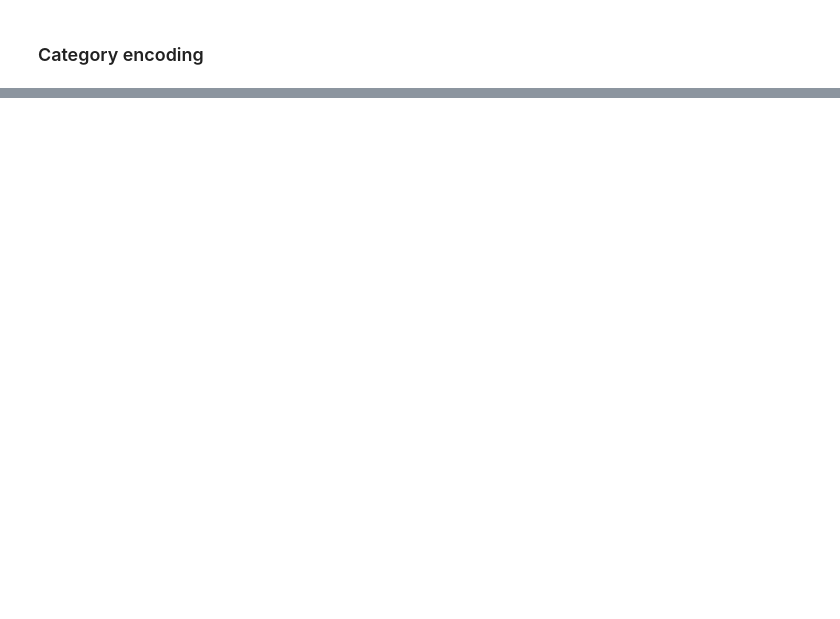
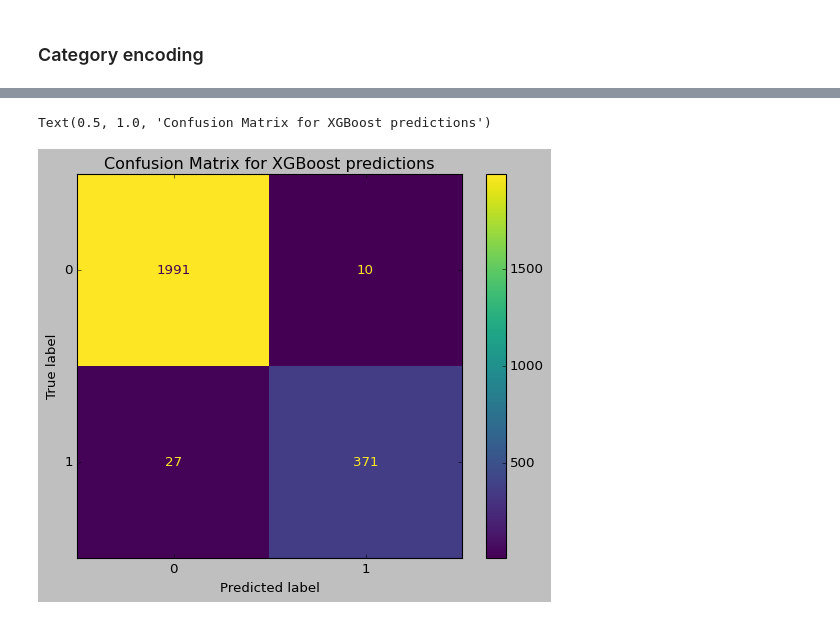
Before and after one commit to jiug/Course-7, a Jupyter notebook: Turnover_prediction.ipynb, the cells around one changed output, grey strips where cells are left out. Drawn from its saved outputs; the diff is of its cells as text; code cells hidden in the pictures; blank space fills up the shorter version.

```diff
--- a/Turnover_prediction.ipynb
+++ b/Turnover_prediction.ipynb
@@ -174,0 +199,22 @@ See the caveats in the documentation: https://pandas.pydata.org/pandas-docs/stab
+# %%
+# Create training and testing sets
+
+X_train, X_test, y_train, y_test = train_test_split(X, y, stratify=y ,test_size = 0.2, random_state = 42)
+# %%
+# Instantiate the model
+
+
+xgb = XGBClassifier(objective='binary:logistic', random_state=42)
+
+cv_params = {
+    'learning_rate': [0.1, 0.2, 0.3],
+    'max_depth': [4,5, None],
+    'min_child_weight': [2,3,4],
+    'n_estimators': [100, 150, 200]
+}
+
+scoring = ['accuracy', 'precision', 'recall', 'f1']
+
+# The option of verbose=10 is for displaying the progress of the grid search as it executes.
+# If verbose=0, no output will be displayed until the grid search is complete.
+xgb_cv = GridSearchCV(xgb, cv_params, scoring=scoring, cv=4 ,refit='f1', verbose=10)
@@ -174,0 +267,5 @@ See the caveats in the documentation: https://pandas.pydata.org/pandas-docs/stab
+# %%
+# Load the model
+
+with open('./data/xgb.pkl', 'rb') as f:
+    xgb_cv = pkl.load(f)
@@ -174,0 +289,2 @@ See the caveats in the documentation: https://pandas.pydata.org/pandas-docs/stab
+# %%
+xgb_preds = xgb_cv.predict(X_test)
@@ -174,0 +343,12 @@ See the caveats in the documentation: https://pandas.pydata.org/pandas-docs/stab
+# %%
+# Display the confusion matrix for the predicted values
+plt.style.use('classic')
+
+cm = confusion_matrix(y_test, xgb_preds, labels=xgb_cv.best_estimator_.classes_)
+
+disp = ConfusionMatrixDisplay(confusion_matrix=cm, display_labels=xgb_cv.best_estimator_.classes_)
+disp.plot(values_format='')
+plt.title('Confusion Matrix for XGBoost predictions')
+# %% [output]
+Text(0.5, 1.0, 'Confusion Matrix for XGBoost predictions')
+[figure, added]
```
Also changed, not shown: parts of 34 cells of this notebook, 2 other files.
